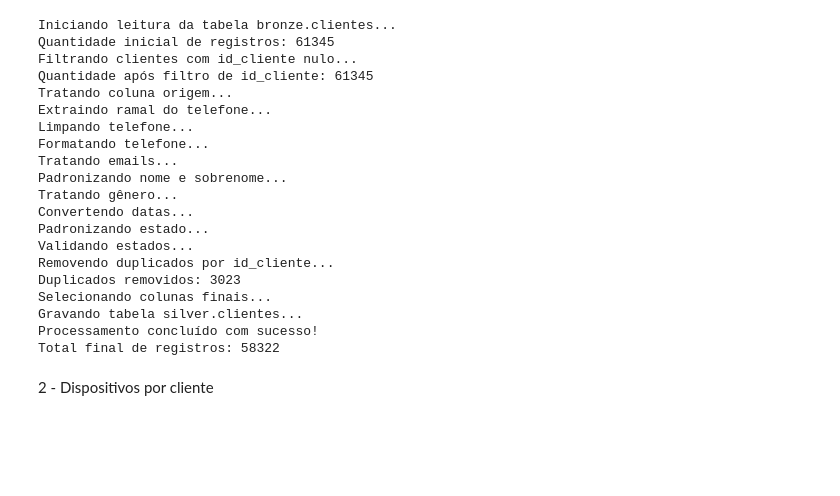
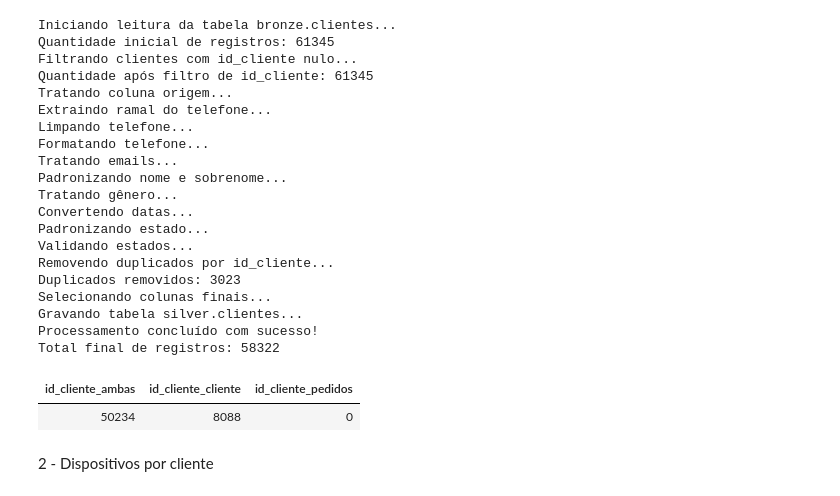
Before and after one commit to CaioLira18/projeto-final-rocketlab-grupo-1, a Jupyter notebook: data-engineering/Bronze-Silver.ipynb, the cells around one changed output. Saved outputs shown, nothing was run; the diff lists cells and outputs as text; code cells hidden in the pictures; blank space fills up the shorter version.

```diff
--- a/data-engineering/Bronze-Silver.ipynb
+++ b/data-engineering/Bronze-Silver.ipynb
@@ -226,6 +226,33 @@ Selecionando colunas finais...
 Gravando tabela silver.clientes...
 Processamento concluído com sucesso!
 Total final de registros: 58322
+# %%
+%sql
+SELECT
+    COUNT(DISTINCT CASE
+        WHEN p.id_cliente IS NOT NULL
+         AND c.id_cliente IS NOT NULL
+        THEN p.id_cliente
+    END) AS id_cliente_ambas,
+
+    COUNT(DISTINCT CASE
+        WHEN c.id_cliente IS NOT NULL
+         AND p.id_cliente IS NULL
+        THEN c.id_cliente
+    END) AS id_cliente_cliente,
+
+    COUNT(DISTINCT CASE
+        WHEN p.id_cliente IS NOT NULL
+         AND c.id_cliente IS NULL
+        THEN p.id_cliente
+    END) AS id_cliente_pedidos
+
+FROM silver.clientes c
+FULL OUTER JOIN silver.pedidos p
+    ON c.id_cliente = p.id_cliente;
+# %% [output]
+| id_cliente_ambas | id_cliente_cliente | id_cliente_pedidos |
+| 50234 | 8088 | 0 |
 # %% [markdown]
 2 - Dispositivos por cliente
 # %%
```
Also changed, not shown: parts of 2 cells of this notebook, 1 other file.
